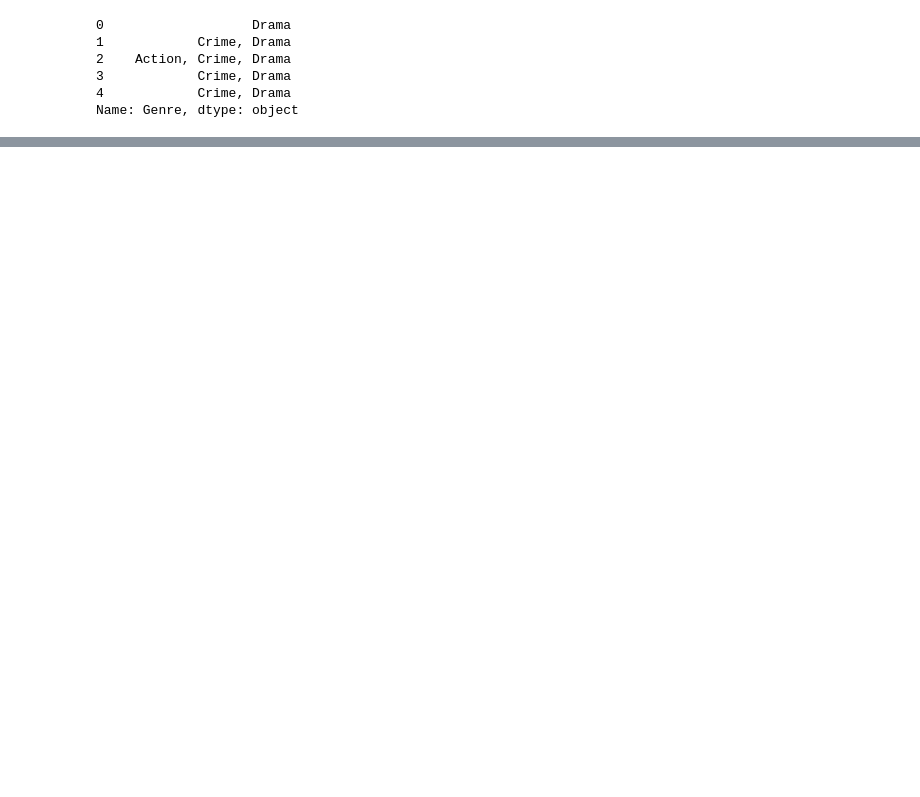
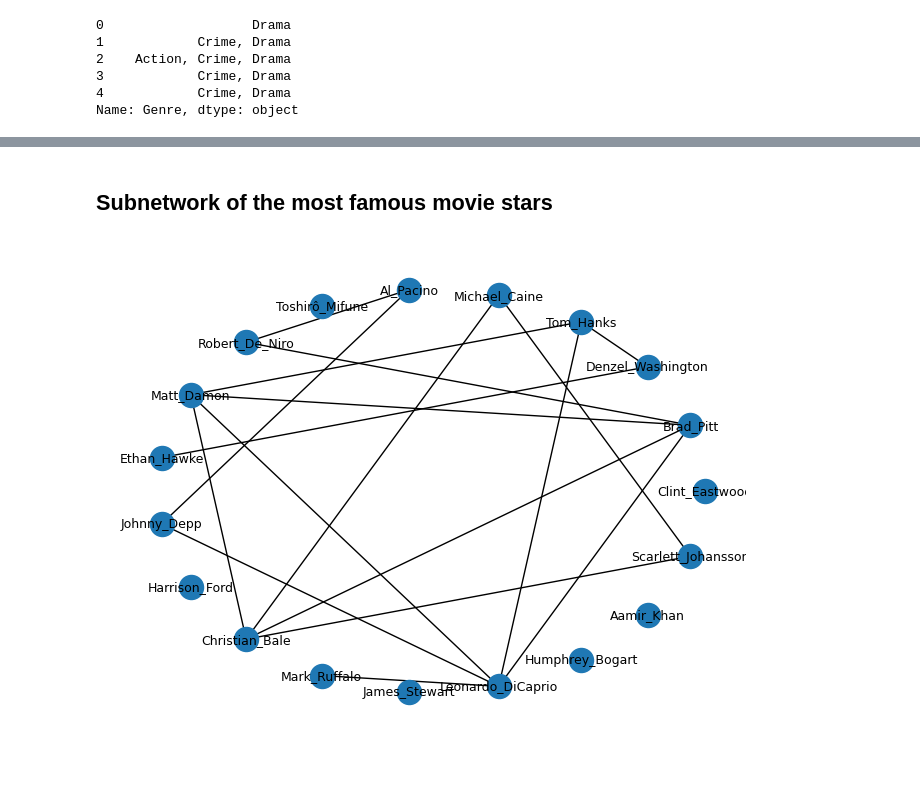
Before and after one commit to vitormarquesr/imdb_top_movies_eda, a Jupyter notebook: imdb-movies-eda.ipynb, the cells around one changed output, grey strips where cells are left out. Cells and saved outputs as stored; diff of their text form; code cells hidden in the pictures; blank space fills up the shorter version.

```diff
--- a/imdb-movies-eda.ipynb
+++ b/imdb-movies-eda.ipynb
@@ -563,0 +624,9 @@ plt.legend('')
+# %% [markdown]
+## Subnetwork of the most famous movie stars
+# %%
+nx.draw_circular(G_star.subgraph(actors['node'].iloc[0:19]), with_labels=True,
+                font_size=9)
+# %% [output]
+[figure, added]
+# %% [markdown]
+##
```
Also changed, not shown: parts of 22 cells of this notebook.
